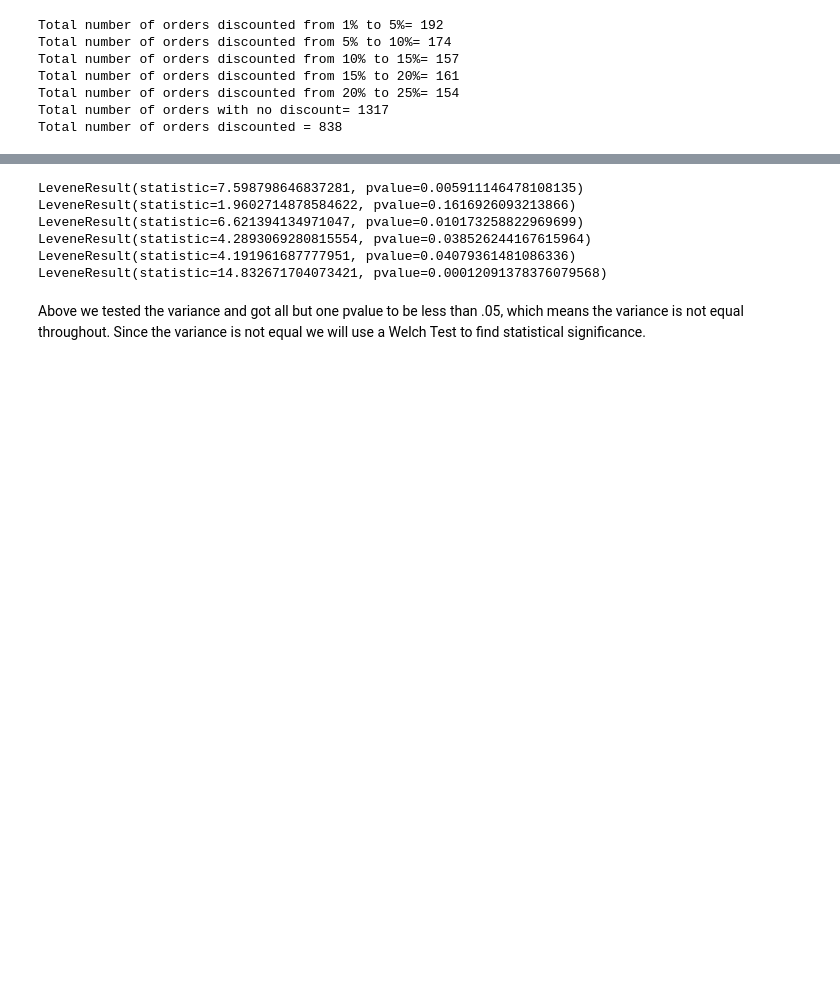
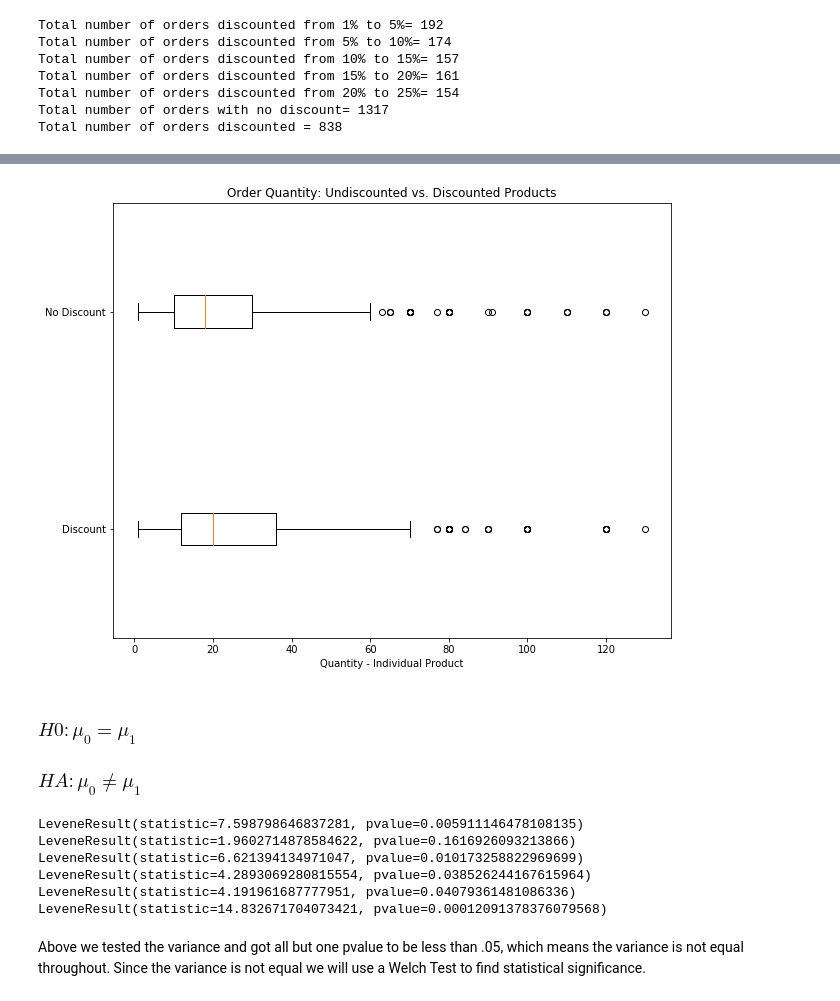
Before and after one commit to kwelliver12/dsc-2-final-project-online-ds-ft-112618, a Jupyter notebook: Project2_KW.ipynb, the cells around one changed output, grey strips where cells are left out. Saved outputs shown, nothing was run; the diff lists cells and outputs as text; code cells hidden in the pictures; blank space fills up the shorter version.

```diff
--- a/Project2_KW.ipynb
+++ b/Project2_KW.ipynb
@@ -95,3 +112,15 @@ Total number of orders discounted = 838
+# %%
+fig, ax = plt.subplots(figsize=(10,8))
+ax.boxplot([discounts['Quantity'], no_discount['Quantity']], vert=False, labels=("Discount", "No Discount"))
+ax.set_title("Order Quantity: Undiscounted vs. Discounted Products")
+ax.set_xlabel("Quantity - Individual Product")
+plt.grid(False)
+plt.show()
+# %% [output]
+[figure, added]
+# %% [markdown]
+### $H0: \mu_0 = \mu_1$
+### $HA: \mu_0 \neq \mu_1$
 # %%
 #using the levene test to test if there is a significance
 #p is less then .05 so we reject the null hypothesis and cant use ANOVA
```
Also changed, not shown: parts of 40 cells of this notebook.
